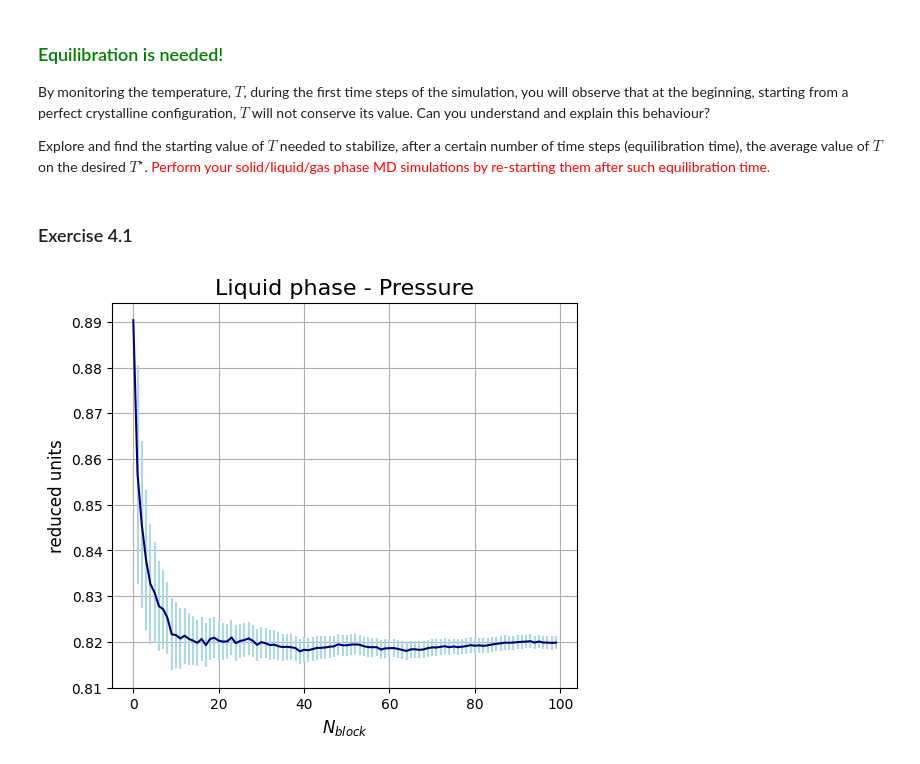
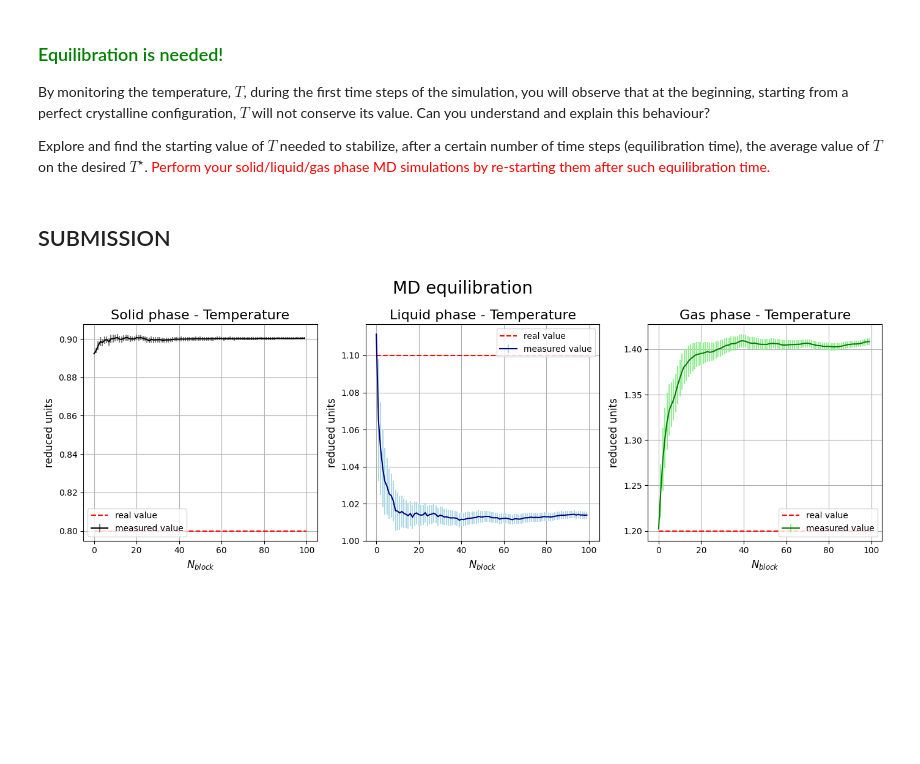
Before and after one commit to lazzerialberto/sim_numerica, a Jupyter notebook: lezione_4/LSN_Exercises_04.ipynb, the cells around one changed output. Drawn from its saved outputs; the diff is of its cells as text; code cells hidden in the pictures; blank space fills up the shorter version.

```diff
--- a/lezione_4/LSN_Exercises_04.ipynb
+++ b/lezione_4/LSN_Exercises_04.ipynb
@@ -27,28 +27,5 @@ and show in pictures the obtained progressive average values and uncertainties a
 By monitoring the temperature, $T$, during the first time steps of the simulation, you will observe that at the beginning, starting from a perfect crystalline configuration, $T$ will not conserve its value. Can you understand and explain this behaviour?
 
 Explore and find the starting value of $T$ needed to stabilize, after a certain number of time steps (equilibration time), the average value of $T$ on the desired $T^\star$. <span style="color:red">Perform your solid/liquid/gas phase MD simulations by re-starting them after such equilibration time.</span>
-# %% [markdown]
-### Exercise 4.1
-# %%
-import matplotlib.pyplot as plt
-import numpy as np
-import pandas as pd
-import os
-
-data=np.loadtxt("./NSL_SIMULATOR/OUTPUT/pressure.dat")
-
-fin=[]
-err=[]
-for i in range(len(data)):
-    fin.append(data[i][2])
-    err.append(data[i][3])
-
-plt.figure(figsize=(6,5))
-plt.errorbar(range(len(fin)),fin,yerr=err,c='navy',ecolor='lightblue')
-plt.ylabel(r"reduced units", fontsize=12)
-plt.xlabel(r"$N_{block}$",fontsize=12)
-plt.grid(True)
-plt.title("Liquid phase - Pressure",fontsize=16)
-plt.show()
-# %% [output]
-[figure, removed]
+# %% [markdown]
+## SUBMISSION
@@ -54,0 +70,34 @@ plt.show()
+# %%
+fig2=plt.figure(figsize=(14,5))
+ax4=fig2.add_subplot(1,3,1)
+ax4.errorbar(range(len(tfin_solid)),tfin_solid,yerr=terr_solid,c='black',ecolor='grey',label='measured value')
+ax4.hlines(0.8,xmin=0,xmax=100,linestyles="--",color="red",label="real value")
+ax4.set_ylabel(r"reduced units", fontsize=12)
+ax4.set_xlabel(r"$N_{block}$",fontsize=12)
+ax4.grid(True)
+ax4.legend()
+ax4.set_title("Solid phase - Temperature",fontsize=16)
+
+ax5=fig2.add_subplot(1,3,2)
+ax5.errorbar(range(len(tfin_liquid)),tfin_liquid,yerr=terr_liquid,c='navy',ecolor='lightblue',label='measured value')
+ax5.hlines(1.1,xmin=0,xmax=100,linestyles="--",color="red",label="real value")
+ax5.set_ylabel(r"reduced units", fontsize=12)
+ax5.set_xlabel(r"$N_{block}$",fontsize=12)
+ax5.grid(True)
+ax5.legend()
+ax5.set_title("Liquid phase - Temperature",fontsize=16)
+
+ax6=fig2.add_subplot(1,3,3)
+ax6.errorbar(range(len(tfin_gas)),tfin_gas,yerr=terr_gas,c='green',ecolor='lightgreen',label='measured value')
+ax6.hlines(1.2,xmin=0,xmax=100,linestyles="--",color="red",label="real value")
+ax6.set_ylabel(r"reduced units", fontsize=12)
+ax6.set_xlabel(r"$N_{block}$",fontsize=12)
+ax6.grid(True)
+ax6.legend()
+ax6.set_title("Gas phase - Temperature",fontsize=16)
+
+plt.suptitle(r"MD equilibration",fontsize=20)
+plt.tight_layout()
+plt.show()
+# %% [output]
+[figure, added]
```
Also changed, not shown: parts of 2 cells of this notebook.
